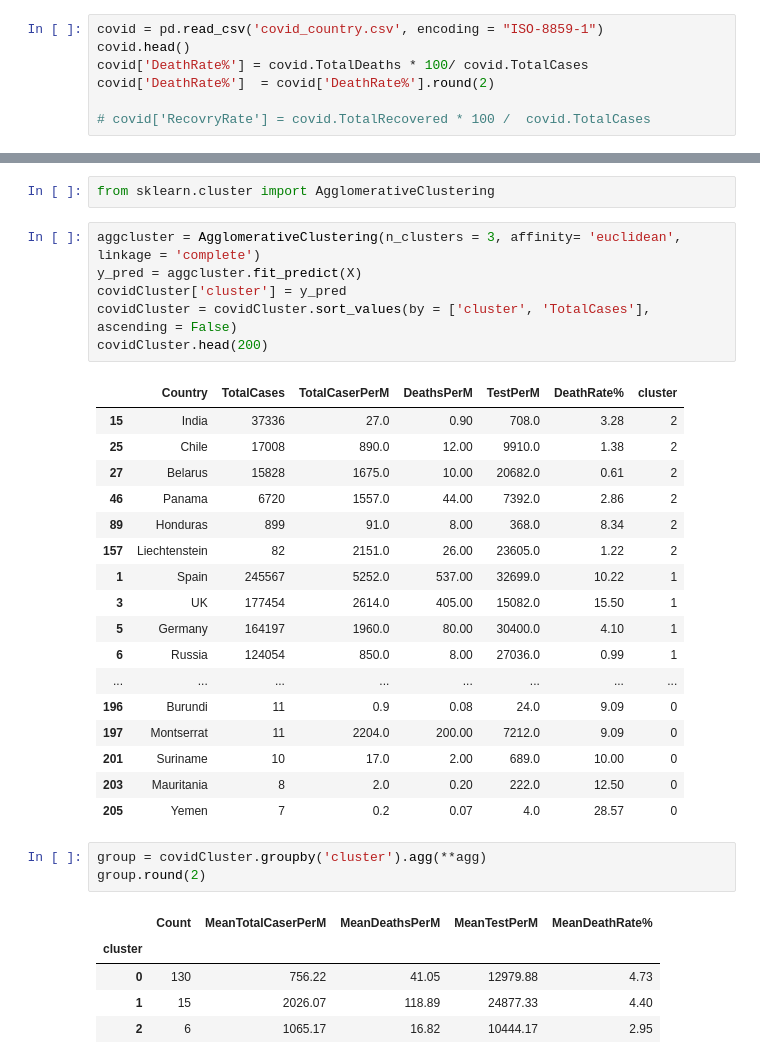
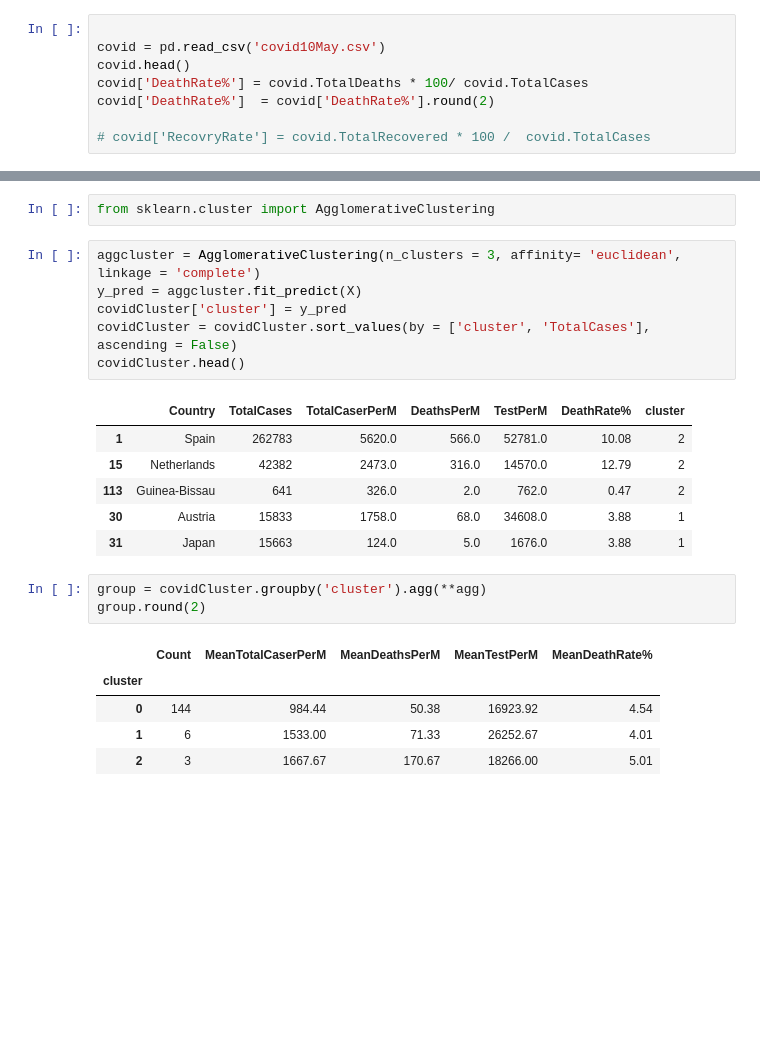
Before and after one commit to ajayrawatsap/covid-19, a Jupyter notebook: CovidCluster.ipynb, the cells around one changed output, grey strips where cells are left out. Cells and saved outputs as stored; diff of their text form; blank space fills up the shorter version.

```diff
--- a/CovidCluster.ipynb
+++ b/CovidCluster.ipynb
@@ -8,7 +8,8 @@ pd.set_option('display.max_rows', 300)
 from IPython.core.display import display, HTML
 display(HTML("<style>.container { width:100% !important; }</style>"))
 # %%
-covid = pd.read_csv('covid_country.csv', encoding = "ISO-8859-1")
+
+covid = pd.read_csv('covid10May.csv')
 covid.head()
 covid['DeathRate%'] = covid.TotalDeaths * 100/ covid.TotalCases
 covid['DeathRate%']  = covid['DeathRate%'].round(2)
@@ -317,33 +289,22 @@ from sklearn.cluster import AgglomerativeClustering
 # %%
 aggcluster = AgglomerativeClustering(n_clusters = 3, affinity= 'euclidean', linkage = 'complete')
 y_pred = aggcluster.fit_predict(X)
 covidCluster['cluster'] = y_pred
 covidCluster = covidCluster.sort_values(by = ['cluster', 'TotalCases'], ascending = False)
-covidCluster.head(200)
+covidCluster.head()
 # %% [output]
 |  | Country | TotalCases | TotalCaserPerM | DeathsPerM | TestPerM | DeathRate% | cluster |
-| 15 | India | 37336 | 27.0 | 0.90 | 708.0 | 3.28 | 2 |
-| 25 | Chile | 17008 | 890.0 | 12.00 | 9910.0 | 1.38 | 2 |
-| 27 | Belarus | 15828 | 1675.0 | 10.00 | 20682.0 | 0.61 | 2 |
-| 46 | Panama | 6720 | 1557.0 | 44.00 | 7392.0 | 2.86 | 2 |
-| 89 | Honduras | 899 | 91.0 | 8.00 | 368.0 | 8.34 | 2 |
-| 157 | Liechtenstein | 82 | 2151.0 | 26.00 | 23605.0 | 1.22 | 2 |
-| 1 | Spain | 245567 | 5252.0 | 537.00 | 32699.0 | 10.22 | 1 |
-| 3 | UK | 177454 | 2614.0 | 405.00 | 15082.0 | 15.50 | 1 |
-| 5 | Germany | 164197 | 1960.0 | 80.00 | 30400.0 | 4.10 | 1 |
-| 6 | Russia | 124054 | 850.0 | 8.00 | 27036.0 | 0.99 | 1 |
-| ... | ... | ... | ... | ... | ... | ... | ... |
-| 196 | Burundi | 11 | 0.9 | 0.08 | 24.0 | 9.09 | 0 |
-| 197 | Montserrat | 11 | 2204.0 | 200.00 | 7212.0 | 9.09 | 0 |
-| 201 | Suriname | 10 | 17.0 | 2.00 | 689.0 | 10.00 | 0 |
-| 203 | Mauritania | 8 | 2.0 | 0.20 | 222.0 | 12.50 | 0 |
-| 205 | Yemen | 7 | 0.2 | 0.07 | 4.0 | 28.57 | 0 |
+| 1 | Spain | 262783 | 5620.0 | 566.0 | 52781.0 | 10.08 | 2 |
+| 15 | Netherlands | 42382 | 2473.0 | 316.0 | 14570.0 | 12.79 | 2 |
+| 113 | Guinea-Bissau | 641 | 326.0 | 2.0 | 762.0 | 0.47 | 2 |
+| 30 | Austria | 15833 | 1758.0 | 68.0 | 34608.0 | 3.88 | 1 |
+| 31 | Japan | 15663 | 124.0 | 5.0 | 1676.0 | 3.88 | 1 |
 # %%
 group = covidCluster.groupby('cluster').agg(**agg)
 group.round(2)
 # %% [output]
 |  | Count | MeanTotalCaserPerM | MeanDeathsPerM | MeanTestPerM | MeanDeathRate% |
 | cluster |  |  |  |  |  |
-| 0 | 130 | 756.22 | 41.05 | 12979.88 | 4.73 |
-| 1 | 15 | 2026.07 | 118.89 | 24877.33 | 4.40 |
-| 2 | 6 | 1065.17 | 16.82 | 10444.17 | 2.95 |
+| 0 | 144 | 984.44 | 50.38 | 16923.92 | 4.54 |
+| 1 | 6 | 1533.00 | 71.33 | 26252.67 | 4.01 |
+| 2 | 3 | 1667.67 | 170.67 | 18266.00 | 5.01 |
```
Also changed, not shown: parts of 17 cells of this notebook.
